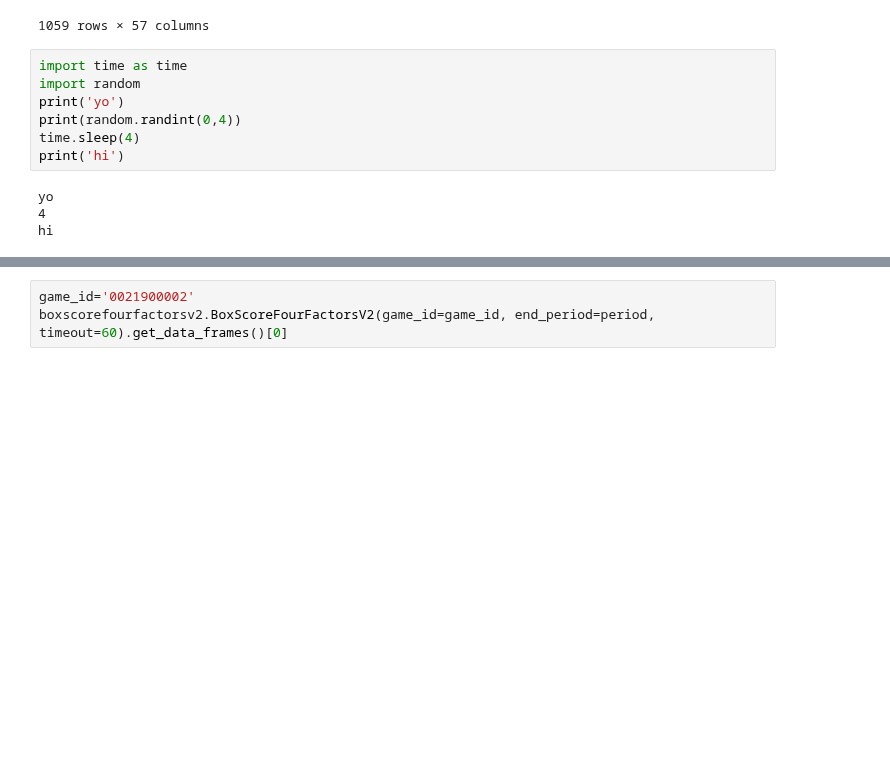
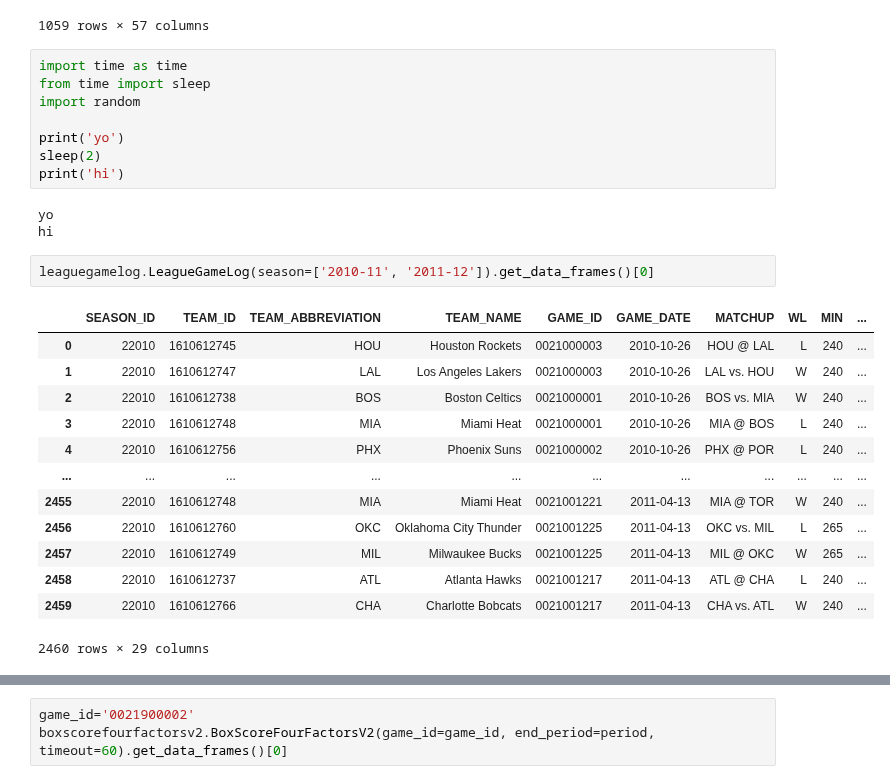
Before and after one commit to jnish23/NBA_Model, a Jupyter notebook: Exploring NBA_api.ipynb, the cells around one changed output, grey strips where cells are left out. Drawn from its saved outputs; the diff is of its cells as text; blank space fills up the shorter version.

Commit message:
Feat: Create gathering_data notebook

```diff
--- a/Exploring NBA_api.ipynb
+++ b/Exploring NBA_api.ipynb
@@ -432,15 +449,31 @@ gamelogs_full
 1059 rows × 57 columns
 # %%
 import time as time
+from time import sleep
 import random
+
 print('yo')
-print(random.randint(0,4))
-time.sleep(4)
+sleep(2)
 print('hi')
 # %% [output]
 yo
-4
 hi
+# %%
+leaguegamelog.LeagueGameLog(season=['2010-11', '2011-12']).get_data_frames()[0]
+# %% [output]
+|  | SEASON_ID | TEAM_ID | TEAM_ABBREVIATION | TEAM_NAME | GAME_ID | GAME_DATE | MATCHUP | WL | MIN | ... |
+| 0 | 22010 | 1610612745 | HOU | Houston Rockets | 0021000003 | 2010-10-26 | HOU @ LAL | L | 240 | ... |
+| 1 | 22010 | 1610612747 | LAL | Los Angeles Lakers | 0021000003 | 2010-10-26 | LAL vs. HOU | W | 240 | ... |
+| 2 | 22010 | 1610612738 | BOS | Boston Celtics | 0021000001 | 2010-10-26 | BOS vs. MIA | W | 240 | ... |
+| 3 | 22010 | 1610612748 | MIA | Miami Heat | 0021000001 | 2010-10-26 | MIA @ BOS | L | 240 | ... |
+| 4 | 22010 | 1610612756 | PHX | Phoenix Suns | 0021000002 | 2010-10-26 | PHX @ POR | L | 240 | ... |
+| ... | ... | ... | ... | ... | ... | ... | ... | ... | ... | ... |
+| 2455 | 22010 | 1610612748 | MIA | Miami Heat | 0021001221 | 2011-04-13 | MIA @ TOR | W | 240 | ... |
+| 2456 | 22010 | 1610612760 | OKC | Oklahoma City Thunder | 0021001225 | 2011-04-13 | OKC vs. MIL | L | 265 | ... |
+| 2457 | 22010 | 1610612749 | MIL | Milwaukee Bucks | 0021001225 | 2011-04-13 | MIL @ OKC | W | 265 | ... |
+| 2458 | 22010 | 1610612737 | ATL | Atlanta Hawks | 0021001217 | 2011-04-13 | ATL @ CHA | L | 240 | ... |
+| 2459 | 22010 | 1610612766 | CHA | Charlotte Bobcats | 0021001217 | 2011-04-13 | CHA vs. ATL | W | 240 | ... |
+2460 rows × 29 columns
 # %%
 seasons = ['2010-11', '2011-12', '2012-13', '2013-14', '2014-15',
            '2015-16', '2016-17', '2017-18', '2018-19', '2019-20',
```
Also changed, not shown: parts of 7 cells of this notebook, 13 other files.
